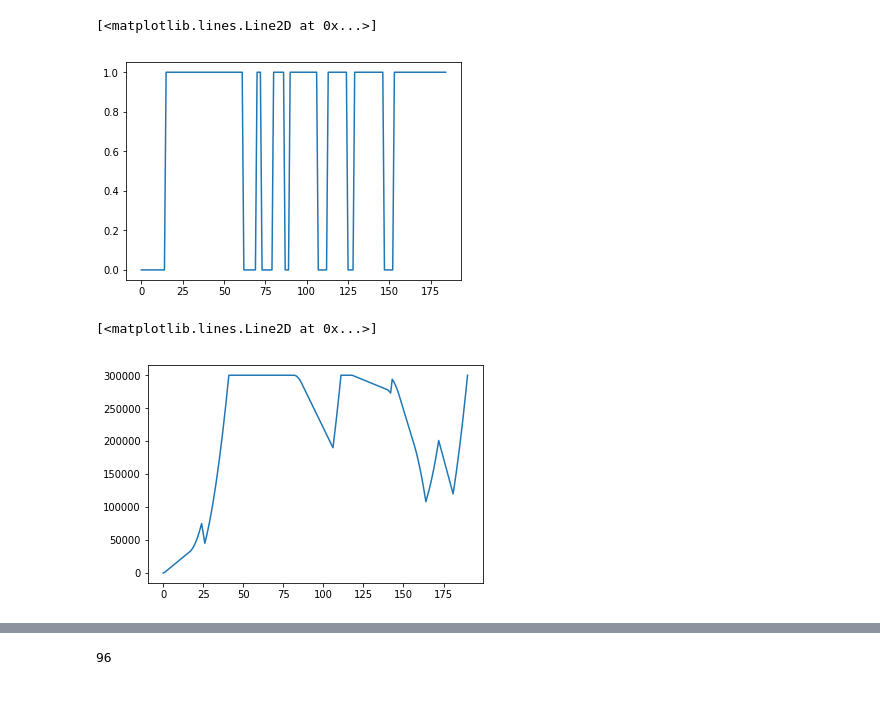
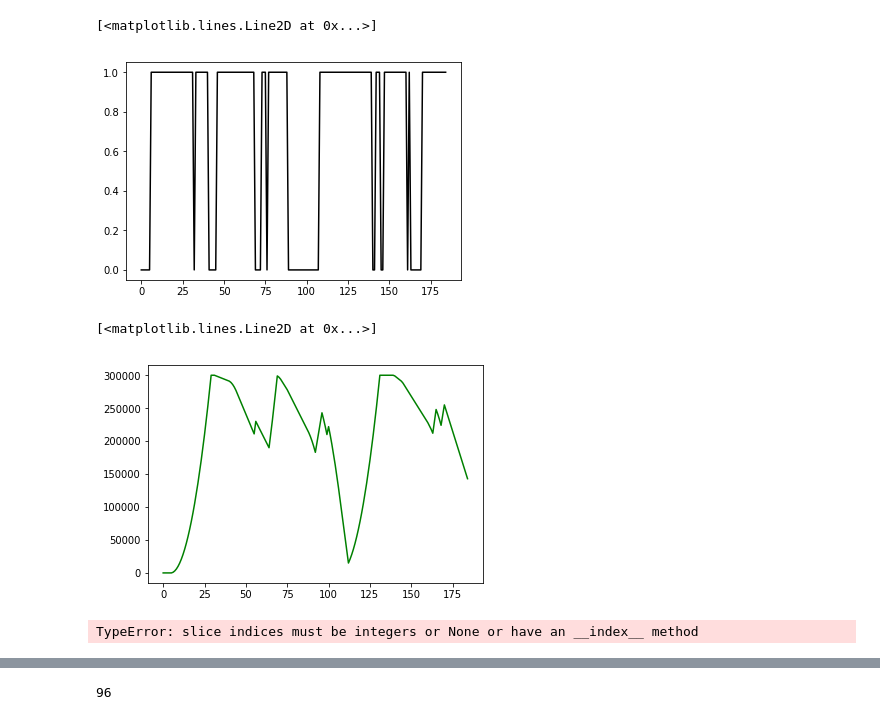
Before and after one commit to tlmakinen/bursting-IGMM, a Jupyter notebook: autocorrelation/wait-time-simulation.ipynb, the cells around one changed output, grey strips where cells are left out. Cells and saved outputs as stored; diff of their text form; code cells hidden in the pictures.

```diff
--- a/autocorrelation/wait-time-simulation.ipynb
+++ b/autocorrelation/wait-time-simulation.ipynb
@@ -24,10 +24,10 @@ tel = exponential(k_on, k_off, duration, stepsize)
 
 promoter_sig = tel.signal
 # %%
-plt.plot(promoter_sig)
+plt.plot(promoter_sig, color='k')
 # %% [output]
 [<matplotlib.lines.Line2D at 0x...>]
-[figure, old version]
+[figure, new version]
 # %%
 # Now add the numerically-simulated agglomeration of GFP stem-loops which generate the fluorescence signal we see
 # parameters
@@ -39,7 +39,7 @@ max_loops = 24  # max number of gfp loops that attach to each polII site
 
 gfp = gfp_signal.gfp_signal(telegraph=sig, k_gfp=k_gfp, k_polII=k_polII, cts_per_gfp=cts, max_loops=max_loops, stepsize=3)
 # %%
-plt.plot(gfp.counts)
+plt.plot(gfp.counts, color='g')
 # %% [output]
 [<matplotlib.lines.Line2D at 0x...>]
-[figure, old version]
+[figure, new version]
@@ -46,3 +57,8 @@ plt.plot(gfp.counts)
+# %%
+ac = autocorrelation(gfp.counts)
+plt.plot(ac)
+# %% [output]
+TypeError: slice indices must be integers or None or have an __index__ method
 # %%
 # Now let's simulate this ~80 times to simulate what we get from actual data.
 # Parameters:
```
Also changed, not shown: parts of 22 cells of this notebook, 1 other file.
